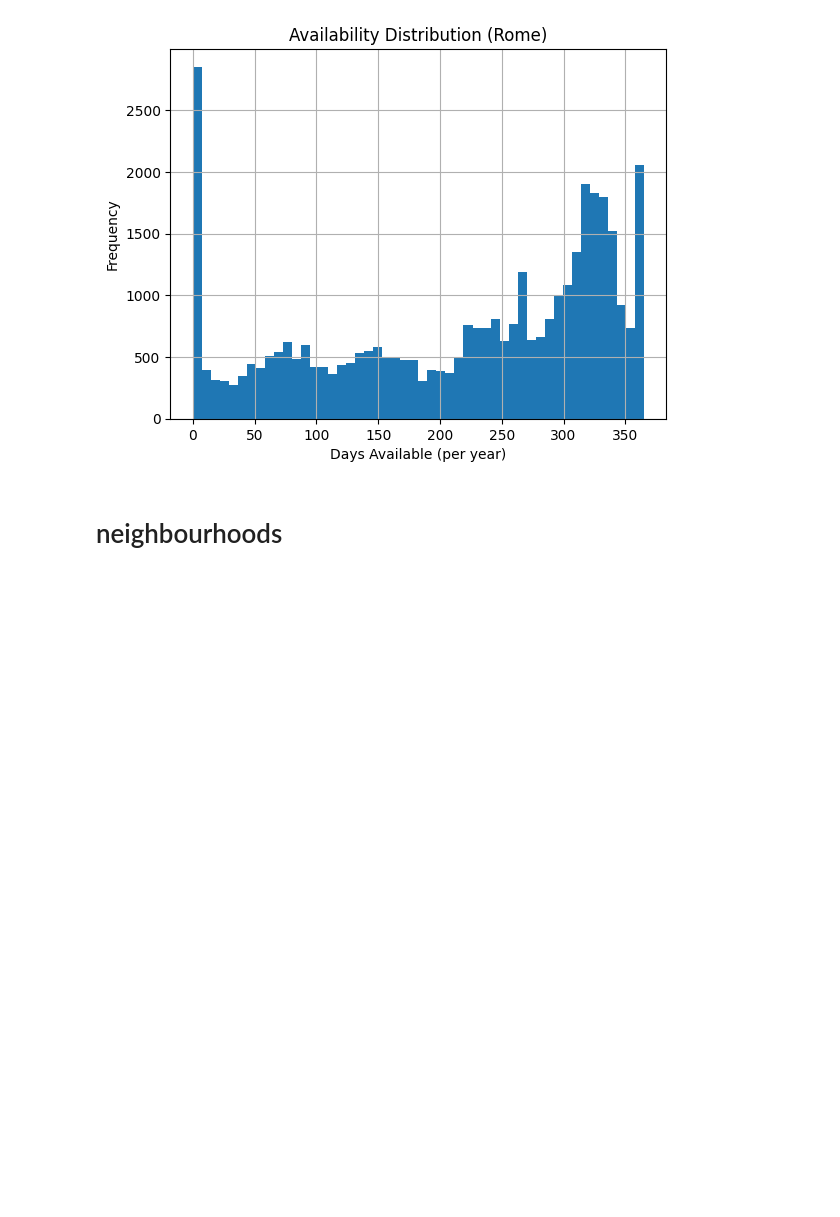
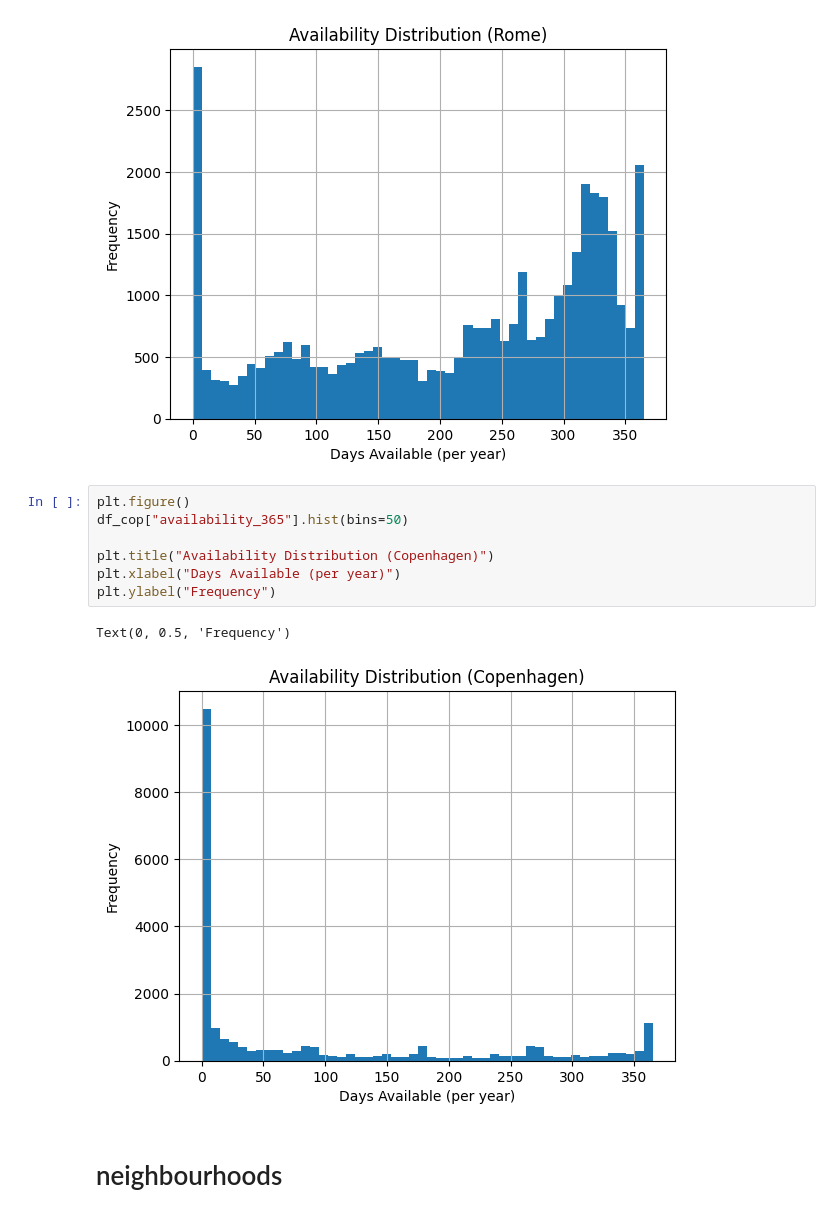
Before and after one commit to andreamammano89-maker/DataVisualisationPW_MESA, a Jupyter notebook: projectdv.ipynb, the cells around one changed output. Drawn from its saved outputs; the diff is of its cells as text; blank space fills up the shorter version.

```diff
--- a/projectdv.ipynb
+++ b/projectdv.ipynb
@@ -327,6 +352,16 @@ plt.ylabel("Frequency")
 # %% [output]
 Text(0, 0.5, 'Frequency')
 [figure]
+# %%
+plt.figure()
+df_cop["availability_365"].hist(bins=50)
+
+plt.title("Availability Distribution (Copenhagen)")
+plt.xlabel("Days Available (per year)")
+plt.ylabel("Frequency")
+# %% [output]
+Text(0, 0.5, 'Frequency')
+[figure, added]
 # %% [markdown]
 # neighbourhoods
 # %%
```
Also changed, not shown: parts of 8 cells of this notebook.
